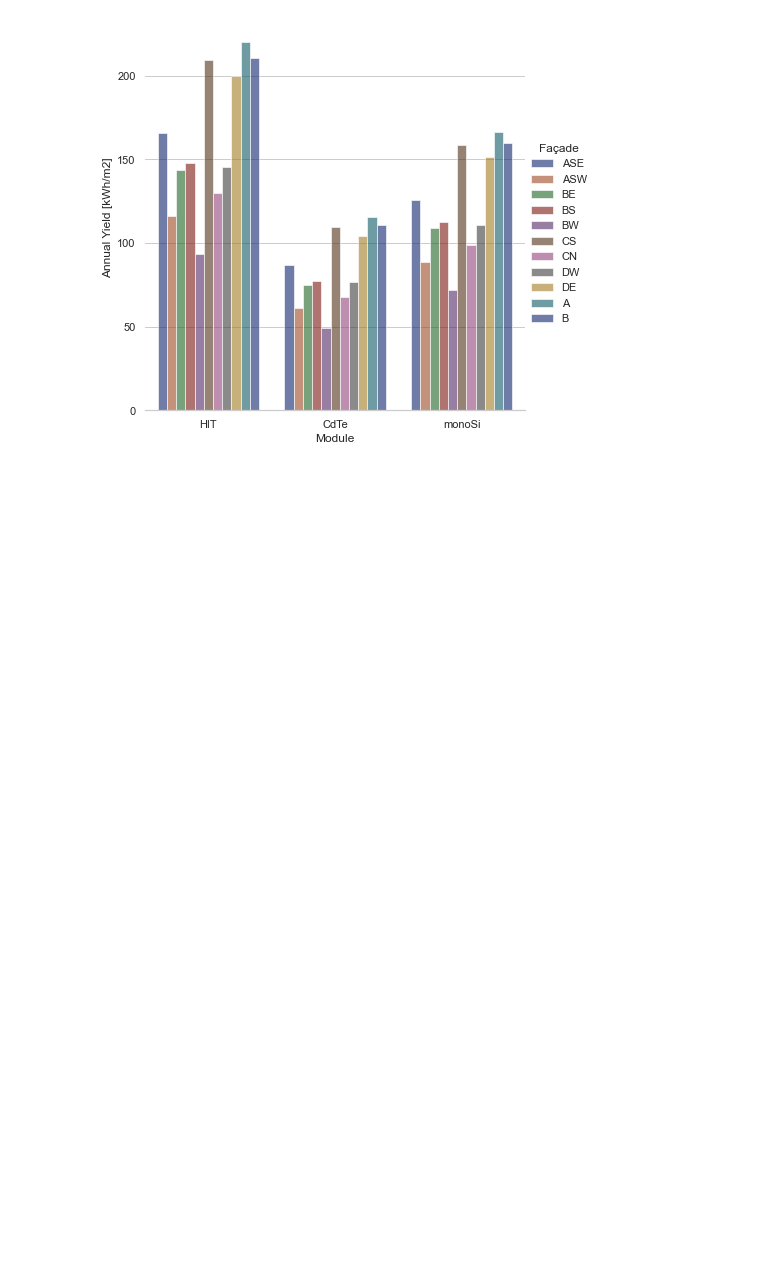
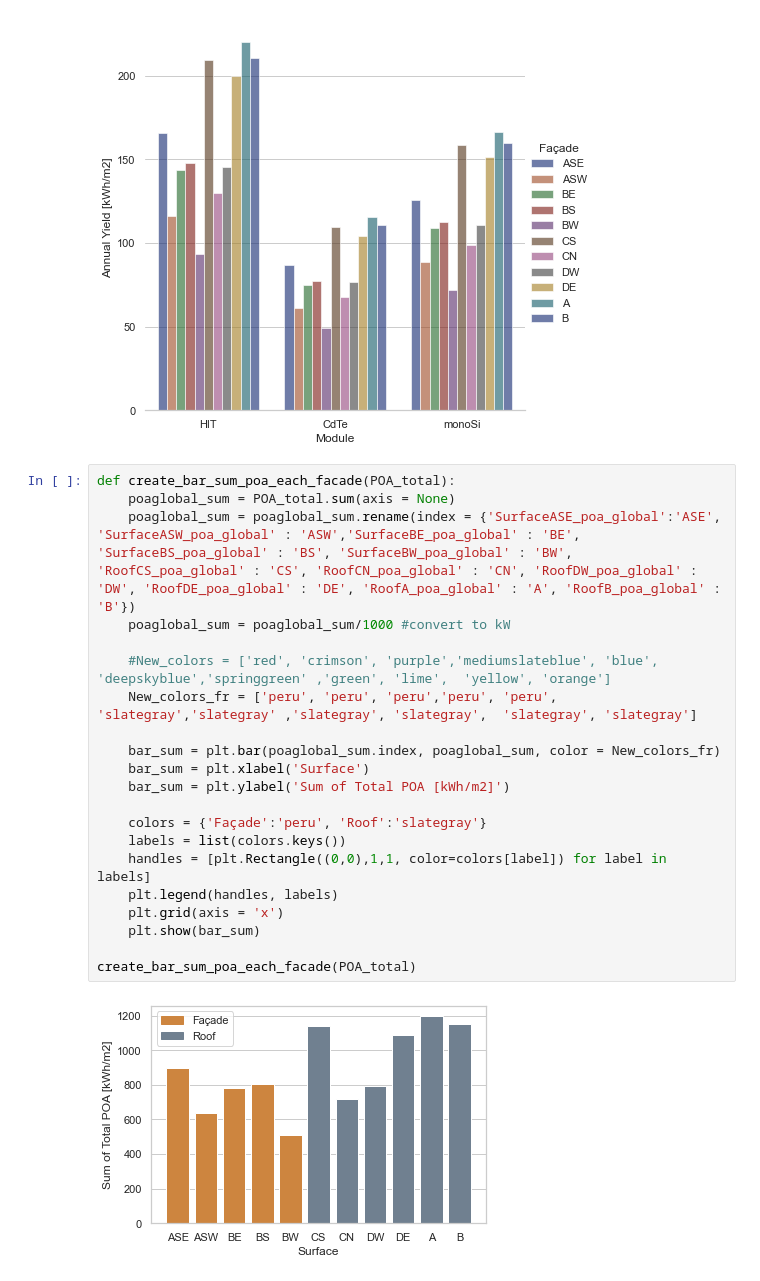
Before and after one commit to ncgarrood/utrechtsmartdistricpartA, a Jupyter notebook: Untitled.ipynb, the cells around one changed output. Cells and saved outputs as stored; diff of their text form; blank space fills up the shorter version.

Commit message:
minor updates to graph formatting and things

```diff
--- a/Untitled.ipynb
+++ b/Untitled.ipynb
@@ -1025,3 +1025,26 @@ def create_bar_charts_DC_outputs_module_groups(module_yields):
     g.legend.set_title('Surface')
 # %% [output]
 [figure]
+# %%
+def create_bar_sum_poa_each_facade(POA_total):
+    poaglobal_sum = POA_total.sum(axis = None)
+    poaglobal_sum = poaglobal_sum.rename(index = {'SurfaceASE_poa_global':'ASE',  'SurfaceASW_poa_global' : 'ASW','SurfaceBE_poa_global' : 'BE', 'SurfaceBS_poa_global' : 'BS', 'SurfaceBW_poa_global' : 'BW', 'RoofCS_poa_global' : 'CS', 'RoofCN_poa_global' : 'CN', 'RoofDW_poa_global' : 'DW', 'RoofDE_poa_global' : 'DE', 'RoofA_poa_global' : 'A', 'RoofB_poa_global' : 'B'})
+    poaglobal_sum = poaglobal_sum/1000 #convert to kW
+
+    #New_colors = ['red', 'crimson', 'purple','mediumslateblue', 'blue', 'deepskyblue','springgreen' ,'green', 'lime',  'yellow', 'orange']
+    New_colors_fr = ['peru', 'peru', 'peru','peru', 'peru', 'slategray','slategray' ,'slategray', 'slategray',  'slategray', 'slategray']
+
+    bar_sum = plt.bar(poaglobal_sum.index, poaglobal_sum, color = New_colors_fr)
+    bar_sum = plt.xlabel('Surface')
+    bar_sum = plt.ylabel('Sum of Total POA [kWh/m2]')
+
+    colors = {'Façade':'peru', 'Roof':'slategray'}
+    labels = list(colors.keys())
+    handles = [plt.Rectangle((0,0),1,1, color=colors[label]) for label in labels]
+    plt.legend(handles, labels)
+    plt.grid(axis = 'x')
+    plt.show(bar_sum)
+
+create_bar_sum_poa_each_facade(POA_total)
+# %% [output]
+[figure, added]
```
Also changed, not shown: 4 other files.
